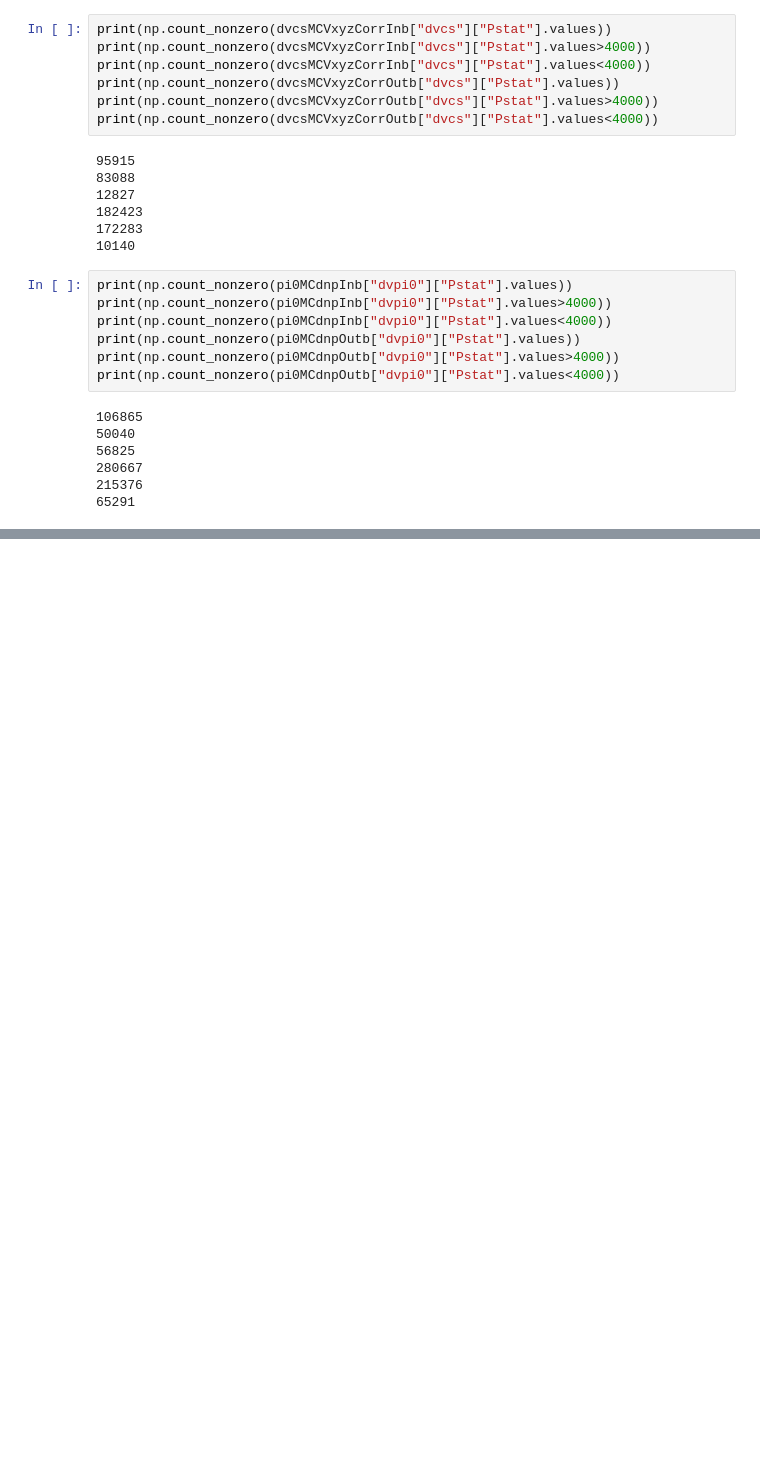
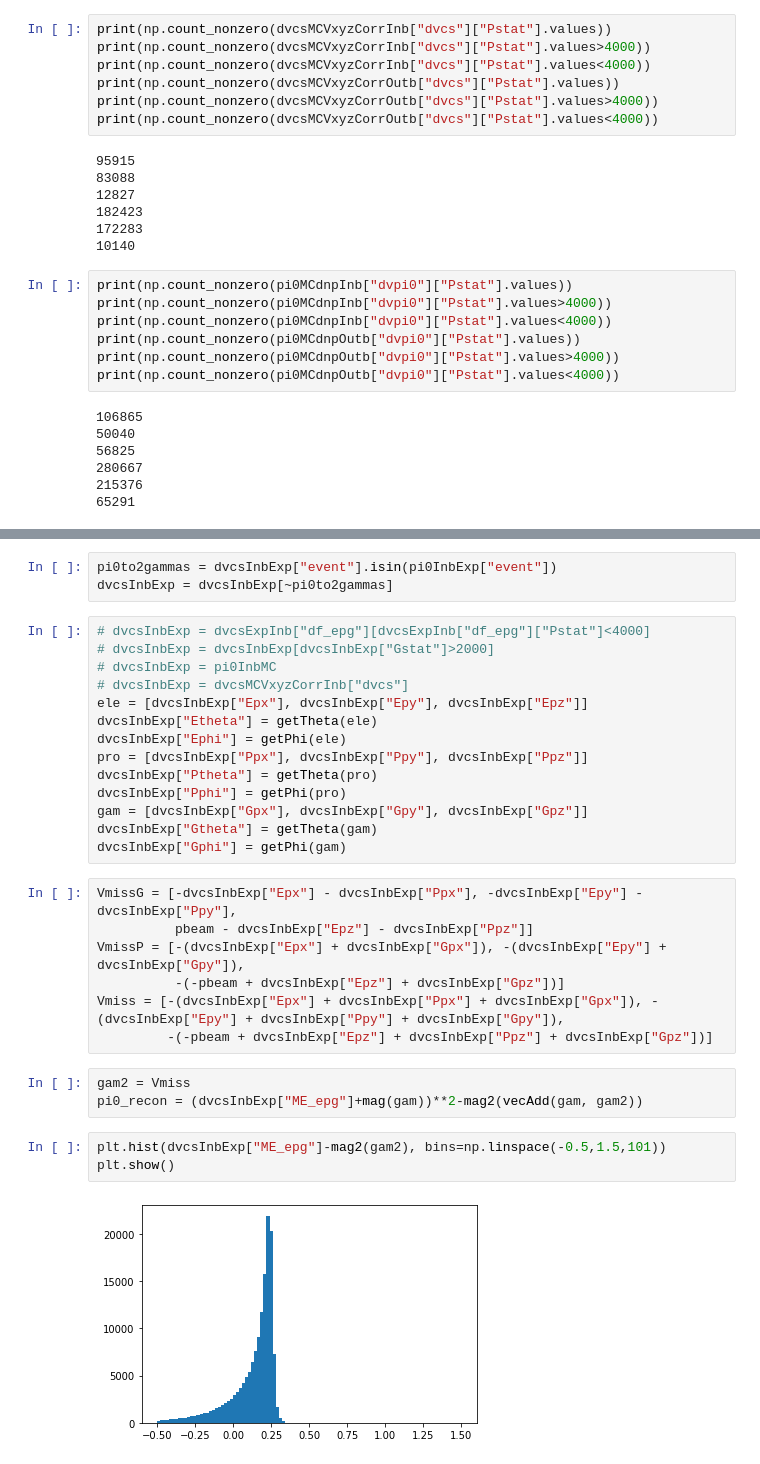
Before and after one commit to Sangbaek/clas12DVCS, a Jupyter notebook: clas12DVCS.ipynb, the cells around one changed output, grey strips where cells are left out. Cells and saved outputs as stored; diff of their text form; blank space fills up the shorter version.

```diff
--- a/clas12DVCS.ipynb
+++ b/clas12DVCS.ipynb
@@ -1031,0 +1133,32 @@ print(np.count_nonzero(pi0MCdnpOutb["dvpi0"]["Pstat"].values<4000))
+# %%
+pi0to2gammas = dvcsInbExp["event"].isin(pi0InbExp["event"])
+dvcsInbExp = dvcsInbExp[~pi0to2gammas]
+# %%
+# dvcsInbExp = dvcsExpInb["df_epg"][dvcsExpInb["df_epg"]["Pstat"]<4000]
+# dvcsInbExp = dvcsInbExp[dvcsInbExp["Gstat"]>2000]
+# dvcsInbExp = pi0InbMC
+# dvcsInbExp = dvcsMCVxyzCorrInb["dvcs"]
+ele = [dvcsInbExp["Epx"], dvcsInbExp["Epy"], dvcsInbExp["Epz"]]
+dvcsInbExp["Etheta"] = getTheta(ele)
+dvcsInbExp["Ephi"] = getPhi(ele)
+pro = [dvcsInbExp["Ppx"], dvcsInbExp["Ppy"], dvcsInbExp["Ppz"]]
+dvcsInbExp["Ptheta"] = getTheta(pro)
+dvcsInbExp["Pphi"] = getPhi(pro)
+gam = [dvcsInbExp["Gpx"], dvcsInbExp["Gpy"], dvcsInbExp["Gpz"]]
+dvcsInbExp["Gtheta"] = getTheta(gam)
+dvcsInbExp["Gphi"] = getPhi(gam)
+# %%
+VmissG = [-dvcsInbExp["Epx"] - dvcsInbExp["Ppx"], -dvcsInbExp["Epy"] - dvcsInbExp["Ppy"],
+          pbeam - dvcsInbExp["Epz"] - dvcsInbExp["Ppz"]]
+VmissP = [-(dvcsInbExp["Epx"] + dvcsInbExp["Gpx"]), -(dvcsInbExp["Epy"] + dvcsInbExp["Gpy"]),
+          -(-pbeam + dvcsInbExp["Epz"] + dvcsInbExp["Gpz"])]
+Vmiss = [-(dvcsInbExp["Epx"] + dvcsInbExp["Ppx"] + dvcsInbExp["Gpx"]), -(dvcsInbExp["Epy"] + dvcsInbExp["Ppy"] + dvcsInbExp["Gpy"]),
+         -(-pbeam + dvcsInbExp["Epz"] + dvcsInbExp["Ppz"] + dvcsInbExp["Gpz"])]
+# %%
+gam2 = Vmiss
+pi0_recon = (dvcsInbExp["ME_epg"]+mag(gam))**2-mag2(vecAdd(gam, gam2))
+# %%
+plt.hist(dvcsInbExp["ME_epg"]-mag2(gam2), bins=np.linspace(-0.5,1.5,101))
+plt.show()
+# %% [output]
+[figure, added]
```
Also changed, not shown: parts of 13 cells of this notebook, 1 other file.
